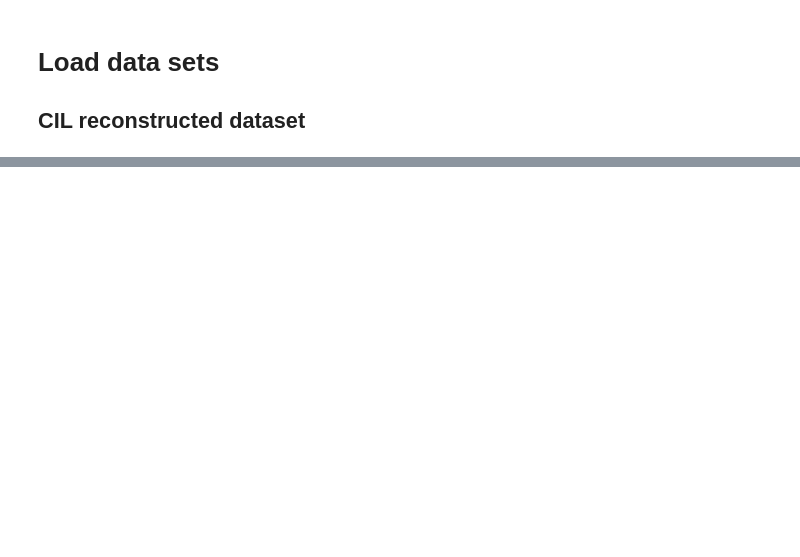
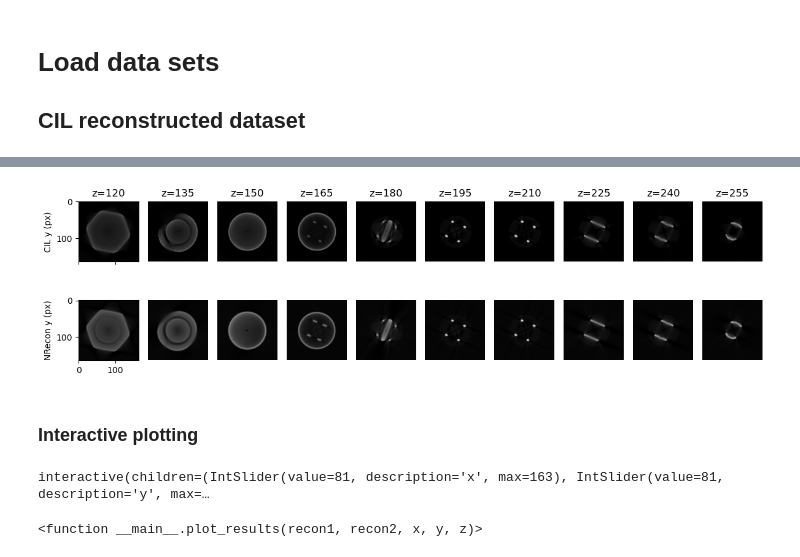
Before and after one commit to tleissner/cil-import-bruker, a Jupyter notebook: compare_Nrecon-CIL.ipynb, the cells around one changed output, grey strips where cells are left out. Cells and saved outputs as stored; diff of their text form; code cells hidden in the pictures; blank space fills up the shorter version.

```diff
--- a/compare_Nrecon-CIL.ipynb
+++ b/compare_Nrecon-CIL.ipynb
@@ -61,0 +144,53 @@ ValueError: Requested ImageGeometry shape is incompatible with data. Expected (1
+# %%
+cmap='grey'
+rows, cols = 2,10
+fig, axes = plt.subplots(rows, cols, figsize=(12, 5), layout='tight', sharey=True, sharex=True)
+for row in range(rows):
+    for col in range(cols):
+        slice=120+col*15
+        axes[0,col].imshow(recon_cil[slice,:,:],cmap=cmap, vmin=0, vmax=1)
+        axes[0,col].set_title(f'z={slice}')
+
+        if col==0:
+            axes[0,col].set_ylabel('CIL y (px)')
+            axes[1,col].set_ylabel('NRecon y (px)')
+            #axes[0,col].set_xlabel('y (px)')
+        else:
+            axes[0,col].axis('off')
+            axes[1,col].axis('off')
+
+        axes[1,col].imshow(recon_nrecon[slice,:,:],cmap=cmap, vmin=0, vmax=1)
+
+fig.show();
+# %% [output]
+[figure, added]
+# %% [markdown]
+### Interactive plotting
+# %%
+cmap = 'grey'
+
+def plot_results(recon1,recon2,x,y,z):
+    fig, axs = plt.subplots(2, 3)
+    axs[0,0].imshow(recon1[:,:,x],cmap=cmap, vmin=0, vmax=1)
+    axs[1,0].imshow(recon2[:,:,x],cmap=cmap)
+
+    axs[0,1].imshow(recon1[:,y,:],cmap=cmap, vmin=0, vmax=1)
+    axs[1,1].imshow(recon2[:,y,:],cmap=cmap, vmin=0, vmax=1)
+
+    axs[0,2].imshow(recon1[z,:,:],cmap=cmap, vmin=0, vmax=1)
+    axs[1,2].imshow(recon2[z,:,:],cmap=cmap, vmin=0, vmax=1)
+    fig.set_size_inches((12,8))
+    fig.show
+
+#Upper row: CIL 24.0
+#Lower row: NRecon 1.7.5.0
+
+interact(plot_results,
+         recon1 = widgets.fixed(recon_cil), \
+         recon2 = widgets.fixed(recon_nrecon), \
+         x = widgets.IntSlider(value=81, min=0, max=163, step=1), \
+         y = widgets.IntSlider(value=81, min=0, max=163, step=1), \
+         z = widgets.IntSlider(value=161, min=0, max=323, step=1))
+# %% [output]
+interactive(children=(IntSlider(value=81, description='x', max=163), IntSlider(value=81, description='y', max=…
+<function __main__.plot_results(recon1, recon2, x, y, z)>
```
Also changed, not shown: parts of 10 cells of this notebook, 8 other files.
